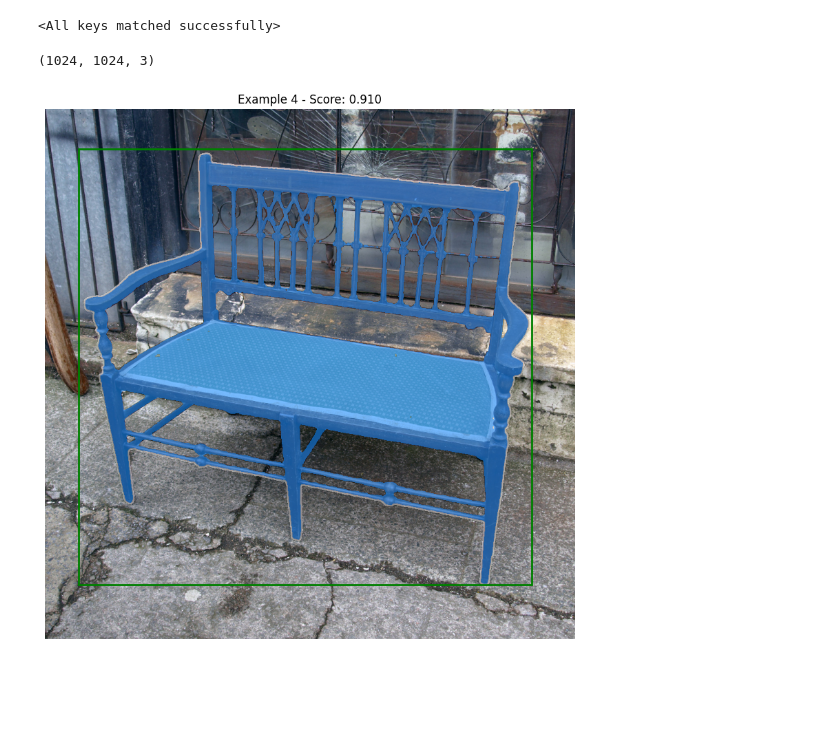
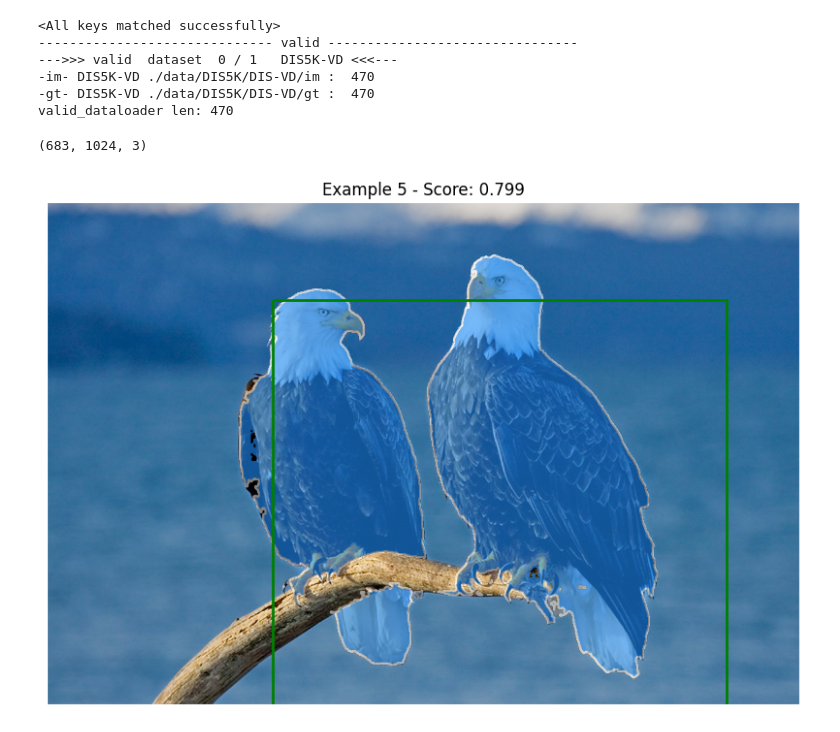
Before and after one commit to hchautran/SAM_Quantization, a Jupyter notebook: attention_utils.ipynb, the cells around one changed output. Cells and saved outputs as stored; diff of their text form; code cells hidden in the pictures; blank space fills up the shorter version.

```diff
--- a/attention_utils.ipynb
+++ b/attention_utils.ipynb
@@ -14,15 +16,28 @@ ImportError: cannot import name 'sam_hq_model_registry' from 'segment_anything'
 # %%
 
 model_type = 'vit_l'
-checkpoint_path= '/u/ctran3/Sam_quantization/pretrained_checkpoint/sam_hq_vit_l.pth'
-sam = sam_hq_model_registry[model_type](checkpoint=checkpoint_path).to('cuda')
-mask_decoder_monkey_patch(sam)
+checkpoint_path= './pretrained_checkpoint/sam_hq_vit_l.pth'
+sam = sam_model_registry[model_type](checkpoint=checkpoint_path).to('cuda')
+
+
 predictor = SamPredictor(sam)
+processor = SignProcessor('base')
+processor.calibrate(
+    predictor=predictor,
+    modules=(TwoWayTransformer),
+    num_samples=2,
+)
+mask_decoder_monkey_patch(predictor.model, processor, n_bits=4)
 # %% [output]
 <All keys matched successfully>
+------------------------------ valid --------------------------------
+--->>> valid  dataset  0 / 1   DIS5K-VD <<<---
+-im- DIS5K-VD ./data/DIS5K/DIS-VD/im :  470
+-gt- DIS5K-VD ./data/DIS5K/DIS-VD/gt :  470
+valid_dataloader len: 470
 # %%
-results = inference_image(predictor, image_dir='./input_imgs/', example_idx=4, show_image=True)
+results = inference_image(predictor, image_dir='./input_imgs/', example_idx=3, show_image=True)
 # %% [output]
-(1024, 1024, 3)
+(683, 1024, 3)
-[figure, old version]
+[figure, new version]
 # %%
```
Also changed, not shown: parts of 11 cells of this notebook, 38 other files.
